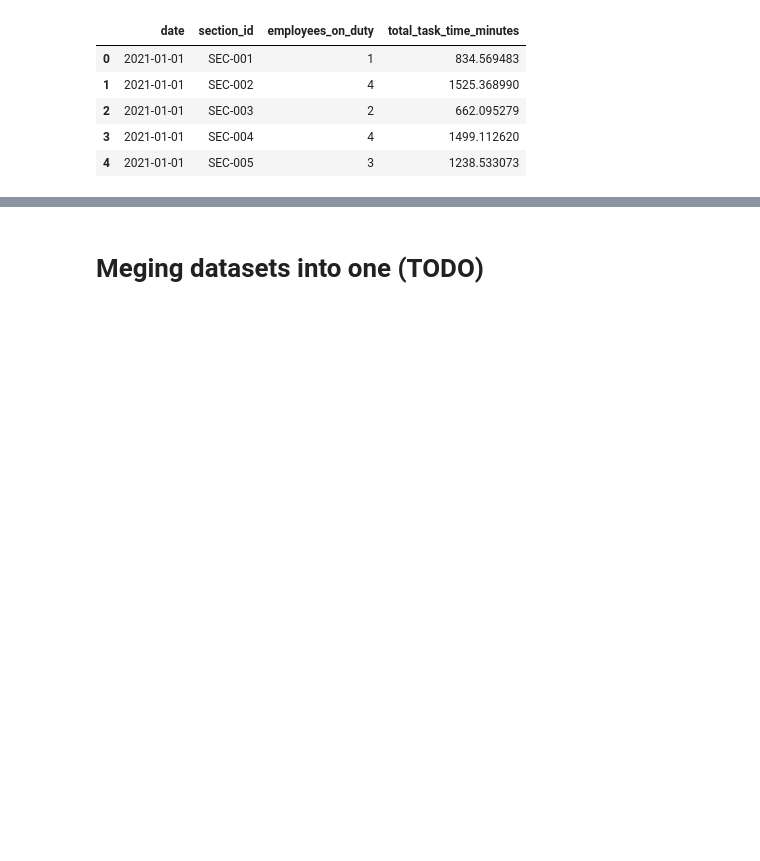
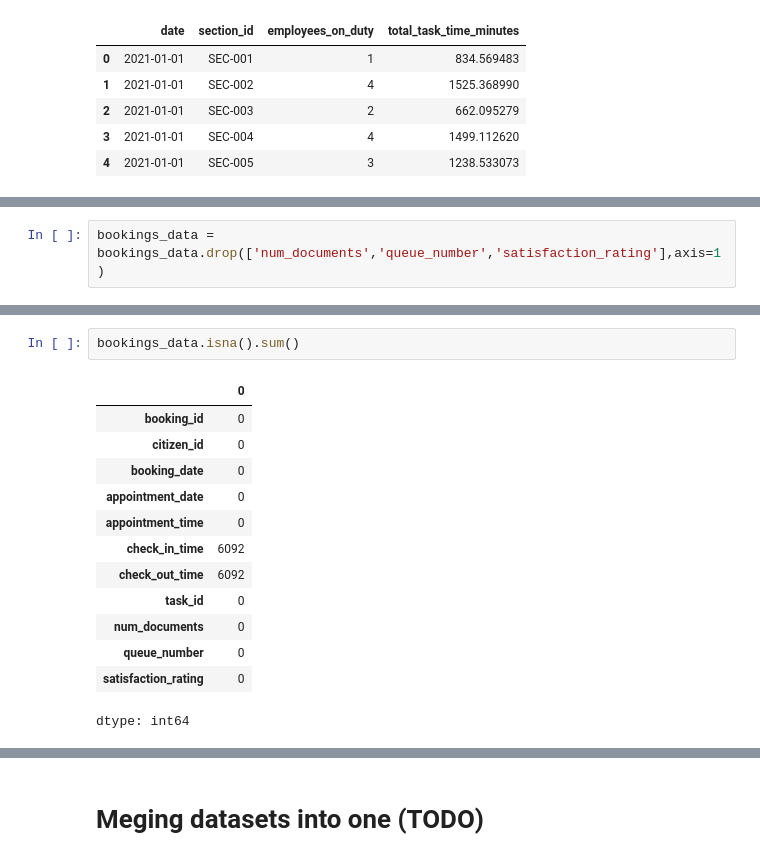
Before and after one commit to RMCV-Rajapaksha/TeamInception_Datathon, a Jupyter notebook: dataset_preparation_notebook.ipynb, the cells around one changed output, grey strips where cells are left out. Drawn from its saved outputs; the diff is of its cells as text; blank space fills up the shorter version.

```diff
--- a/dataset_preparation_notebook.ipynb
+++ b/dataset_preparation_notebook.ipynb
@@ -46,0 +73,2 @@ staffing_data.head()
+# %%
+bookings_data = bookings_data.drop(['num_documents','queue_number','satisfaction_rating'],axis=1)
@@ -46,0 +86,16 @@ staffing_data.head()
+# %%
+bookings_data.isna().sum()
+# %% [output]
+|  | 0 |
+| booking_id | 0 |
+| citizen_id | 0 |
+| booking_date | 0 |
+| appointment_date | 0 |
+| appointment_time | 0 |
+| check_in_time | 6092 |
+| check_out_time | 6092 |
+| task_id | 0 |
+| num_documents | 0 |
+| queue_number | 0 |
+| satisfaction_rating | 0 |
+dtype: int64
```
Also changed, not shown: parts of 17 cells of this notebook.
